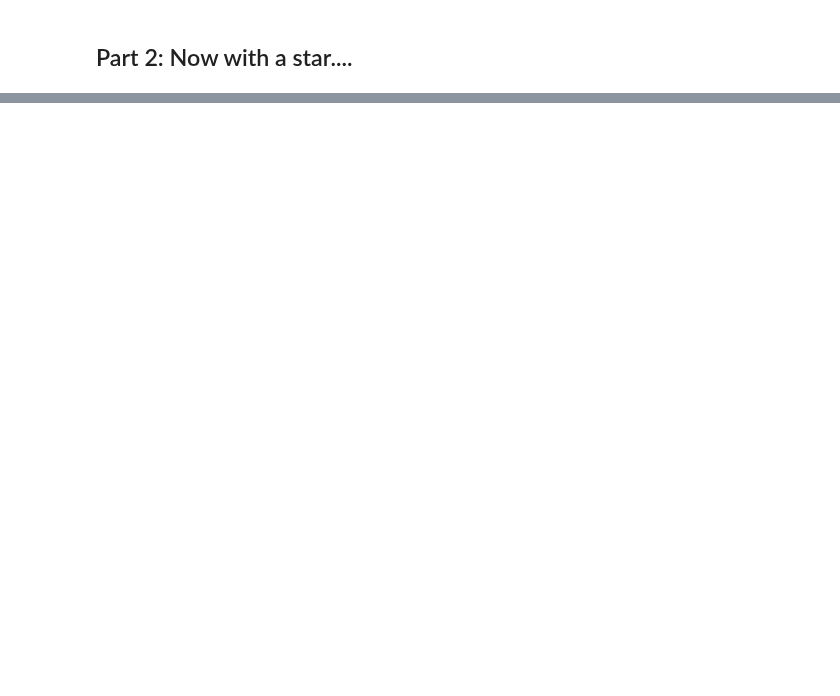
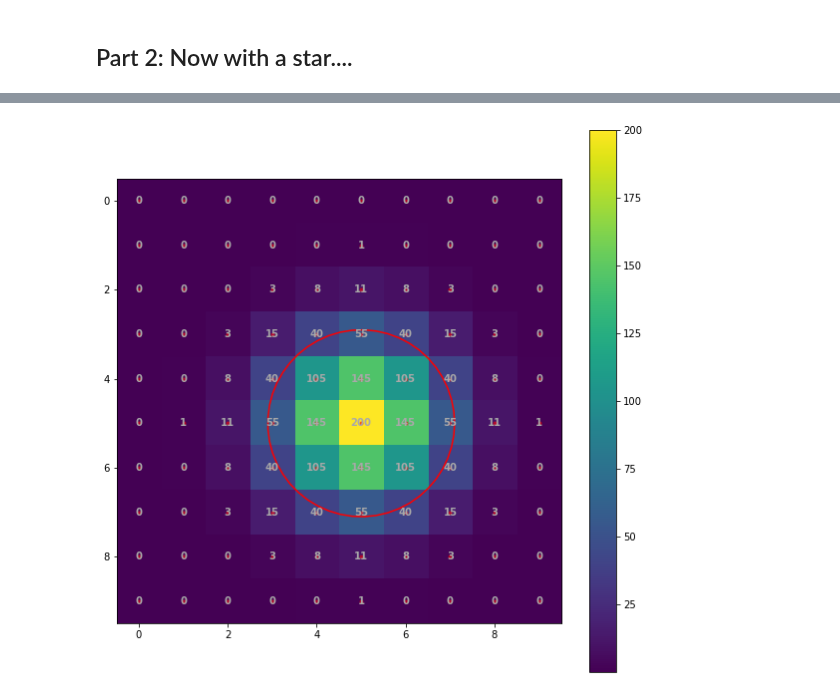
Before and after one commit to mwcraig/ast266-notes, a Jupyter notebook: 2023-10-11-photometry.ipynb, the cells around one changed output, grey strips where cells are left out. Cells and saved outputs as stored; diff of their text form; code cells hidden in the pictures; blank space fills up the shorter version.

```diff
--- a/2023-10-11-photometry.ipynb
+++ b/2023-10-11-photometry.ipynb
@@ -62,0 +67,16 @@ plt.plot(circ[0], circ[1], color='red');
+# %%
+plt.figure(figsize=(10, 10))
+plt.imshow(star_grid)
+plt.colorbar()
+for i in range(image_size):
+    for j in range(image_size):
+        plt.text(i, j, int(star_grid[j, i]),
+                 fontweight='bold',
+                 color='darkgray',
+                 horizontalalignment='center',
+                 verticalalignment='center')
+        plt.scatter(i, j, marker='.', c='red', alpha=0.5)
+
+plt.plot(circ[0], circ[1], color='red');
+# %% [output]
+[figure, added]
```
Also changed, not shown: parts of 2 cells of this notebook, 1 other file.
